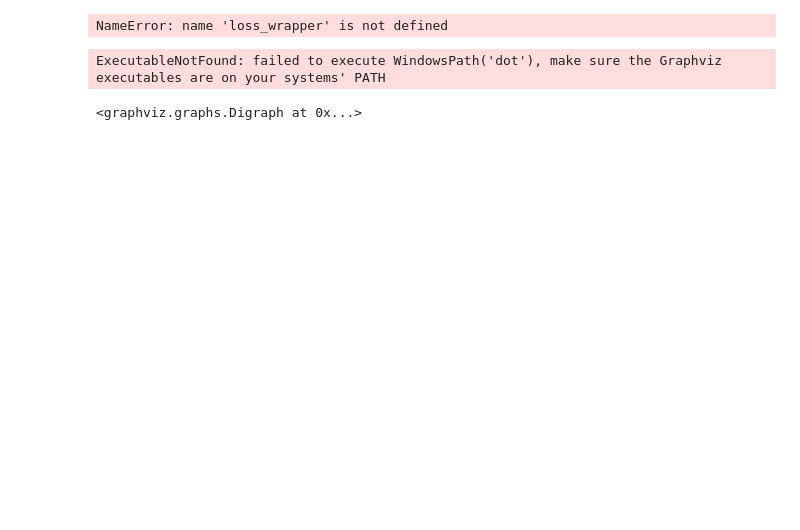
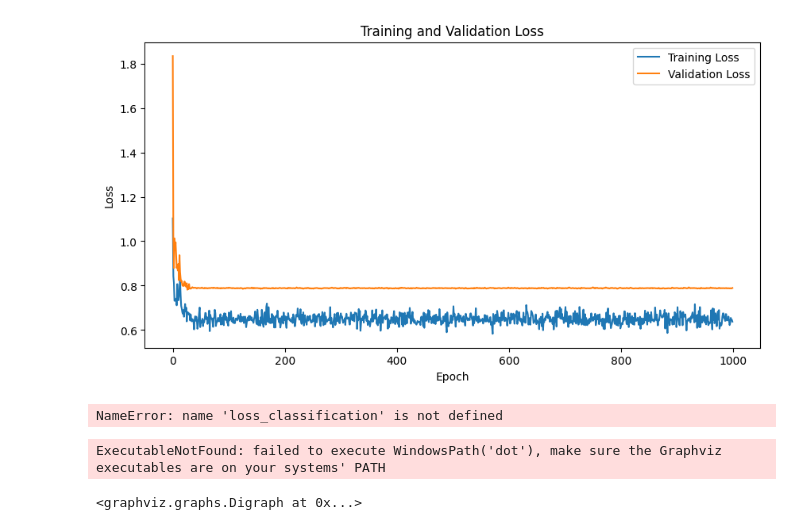
Before and after one commit to hasiburniloy/blueberry, a Jupyter notebook: new.ipynb, the cells around one changed output. Cells and saved outputs as stored; diff of their text form; code cells hidden in the pictures; blank space fills up the shorter version.

```diff
--- a/new.ipynb
+++ b/new.ipynb
@@ -931,5 +1109,5 @@ R2 Score on test data: 0.5035997658130653
 # %%
-
+# grid searching
 
 # Define the MLP model
 class SpectralMLP(nn.Module):
@@ -941,13 +1119,13 @@ class SpectralMLP(nn.Module):
         self.bn2 = nn.BatchNorm1d(hidden_dim).to(device)
         self.fc3 = nn.Linear(hidden_dim, hidden_dim // 2).to(device)
         self.bn3 = nn.BatchNorm1d(hidden_dim // 2).to(device)
-        self.fc4 = nn.Linear(hidden_dim // 2, hidden_dim // 2).to(device)
-        self.bn4 = nn.BatchNorm1d(hidden_dim // 2).to(device)
-        self.fc5 = nn.Linear(hidden_dim // 2, hidden_dim // 4).to(device)
-        self.bn5 = nn.BatchNorm1d(hidden_dim // 4).to(device)
-        self.fc6 = nn.Linear(hidden_dim // 4, hidden_dim // 4).to(device)
-        self.bn6 = nn.BatchNorm1d(hidden_dim // 4).to(device)
-        self.output = nn.Linear(hidden_dim // 4, output_dim).to(device)
+        # self.fc4 = nn.Linear(hidden_dim // 2, hidden_dim // 2).to(device)
+        # self.bn4 = nn.BatchNorm1d(hidden_dim // 2).to(device)
+        # self.fc5 = nn.Linear(hidden_dim // 2, hidden_dim // 4).to(device)
+        # self.bn5 = nn.BatchNorm1d(hidden_dim // 4).to(device)
+        # self.fc6 = nn.Linear(hidden_dim // 4, hidden_dim // 4).to(device)
+        # self.bn6 = nn.BatchNorm1d(hidden_dim // 4).to(device)
+        self.output = nn.Linear(hidden_dim // 2, output_dim).to(device)
         self.relu = nn.ReLU()
         self.dropout = nn.Dropout(p=dropout_prob)
 
@@ -957,12 +1135,12 @@ class SpectralMLP(nn.Module):
         x = self.relu(self.bn2(self.fc2(x)))
         x = self.dropout(x)
         x = self.relu(self.bn3(self.fc3(x)))
-        x = self.dropout(x)
-        x = self.relu(self.bn4(self.fc4(x)))
-        x = self.dropout(x)
-        x = self.relu(self.bn5(self.fc5(x)))
-        x = self.dropout(x)
-        x = self.relu(self.bn6(self.fc6(x)))
+        # x = self.dropout(x)
+        # x = self.relu(self.bn4(self.fc4(x)))
+        # x = self.dropout(x)
+        # x = self.relu(self.bn5(self.fc5(x)))
+        # x = self.dropout(x)
+        # x = self.relu(self.bn6(self.fc6(x)))
         x = self.dropout(x)
         x = self.output(x)
         return x
@@ -988,7 +1166,7 @@ class SpectralMLPWrapper(BaseEstimator, RegressorMixin):
         X_tensor = torch.tensor(X, dtype=torch.float32).to(self.device)
         y_tensor = torch.tensor(y if isinstance(y, np.ndarray) else y.values, dtype=torch.float32).view(-1, 1).to(self.device)
         dataset = TensorDataset(X_tensor, y_tensor)
-        loader = DataLoader(dataset, batch_size=64, shuffle=True)
+        loader = DataLoader(dataset, batch_size=32, shuffle=True)
 
         if X_val is not None and y_val is not None:
             X_val_tensor = torch.tensor(X_val, dtype=torch.float32).to(self.device)
@@ -1027,11 +1205,11 @@ class SpectralMLPWrapper(BaseEstimator, RegressorMixin):
 
 # Define the parameter grid for GridSearchCV
 param_grid = {
-    'hidden_dim': [32, 100, 120, 128, 256, 512],
-    'dropout_prob': [0.1, 0.15, 0.2, 0.25, 0.3, 0.35, 0.4],
-    'learning_rate': [0.0003, 0.0004, 0.0005, 0.0006, 0.0007, 0.0008, 0.0009, 0.001, 0.002, 0.005, 0.007, 0.01],
-    'weight_decay': [0.00005, 0.00006, 0.00007, 0.00008, 0.00009, 0.0001, 0.0002, 0.0003, 0.0004, 0.0005, 0.0006, 0.007, 0.0008, 0.0009],
-    'num_epochs': [50, 100]
+    'hidden_dim': [128],
+    'dropout_prob': [0.2],
+    'learning_rate': [0.001],
+    'weight_decay': [0.0001],
+    'num_epochs': [1000]
 }
 
 # Create the GridSearchCV object
@@ -1039,7 +1217,7 @@ scorer = make_scorer(r2_score)
 grid_search = GridSearchCV(estimator=SpectralMLPWrapper(input_dim=X_train.shape[1]),
                            param_grid=param_grid,
                            scoring=scorer,
-                           cv=5,
+                           cv=10,
                            verbose=2,
                            n_jobs=-1)
 
@@ -1058,7 +1236,7 @@ best_mlp = grid_search.best_estimator_
 y_pred = best_mlp.predict(X_test)
 
 # Evaluate the model
-r2 = r2_score(y_test, y_pred)
+r2 = r2_score(y_test_reg, y_pred)
 print(f'R2 Score on test data: {r2}')
 
 # Plot the training and validation loss
@@ -1075,16 +1269,18 @@ Fitting 5 folds for each of 14112 candidates, totalling 70560 fits
+[figure, added]
 # %%
+#transformer training
 train_loss = []
 val_loss = []
 
 for epoch in range(50):  # loop over the dataset multiple times
     running_loss = 0.0
 
-    for i, data in enumerate(training_loader, 0):
+    for i, data in enumerate(loader, 0):
         # basic training loop
         x_batch, y_class_batch, y_reg_batch = data
         optimizer.zero_grad()
         combined_loss, loss_class, loss_reg = loss_wrapper(x_batch.to(device), y_class_batch.to(device), y_reg_batch.to(device))
-        combined_loss.backward()
+        loss_reg.backward()
         optimizer.step()
 
         running_loss += loss_reg.item()
@@ -1094,7 +1290,7 @@ for epoch in range(50):  # loop over the dataset multiple times
             running_vloss = 0.0
             combined_model.eval()  # Put the model in evaluation mode
             with torch.no_grad():  # Don't need to track gradients for validation
-                for j, vdata in enumerate(validation_loader, 0):
+                for j, vdata in enumerate(val_loader, 0):
                     vx_batch, vy_class_batch, vy_reg_batch = vdata
                     vcombined_loss, vloss_class, vloss_reg = loss_wrapper(vx_batch.to(device), vy_class_batch.to(device), vy_reg_batch.to(device))
                     running_vloss += vloss_reg.item()
@@ -1102,7 +1298,7 @@ for epoch in range(50):  # loop over the dataset multiple times
             combined_model.train()  # Put the model back in training mode
 
             avg_loss = running_loss / 1000
-            avg_vloss = running_vloss / len(validation_loader)
+            avg_vloss = running_vloss / len(val_loader)
 
             # Append the average loss to the lists
             train_loss.append(avg_loss)
@@ -1121,7 +1317,7 @@ print('Finished Training')
 
 # writer.flush()
 # %% [output]
-NameError: name 'loss_wrapper' is not defined
+NameError: name 'loss_classification' is not defined
 # %%
 batch = next(iter(training_loader))
 yhat = combined_model(batch[0]) # Give dummy batch to forward().
```
Also changed, not shown: parts of 15 cells of this notebook, 5 other files.
